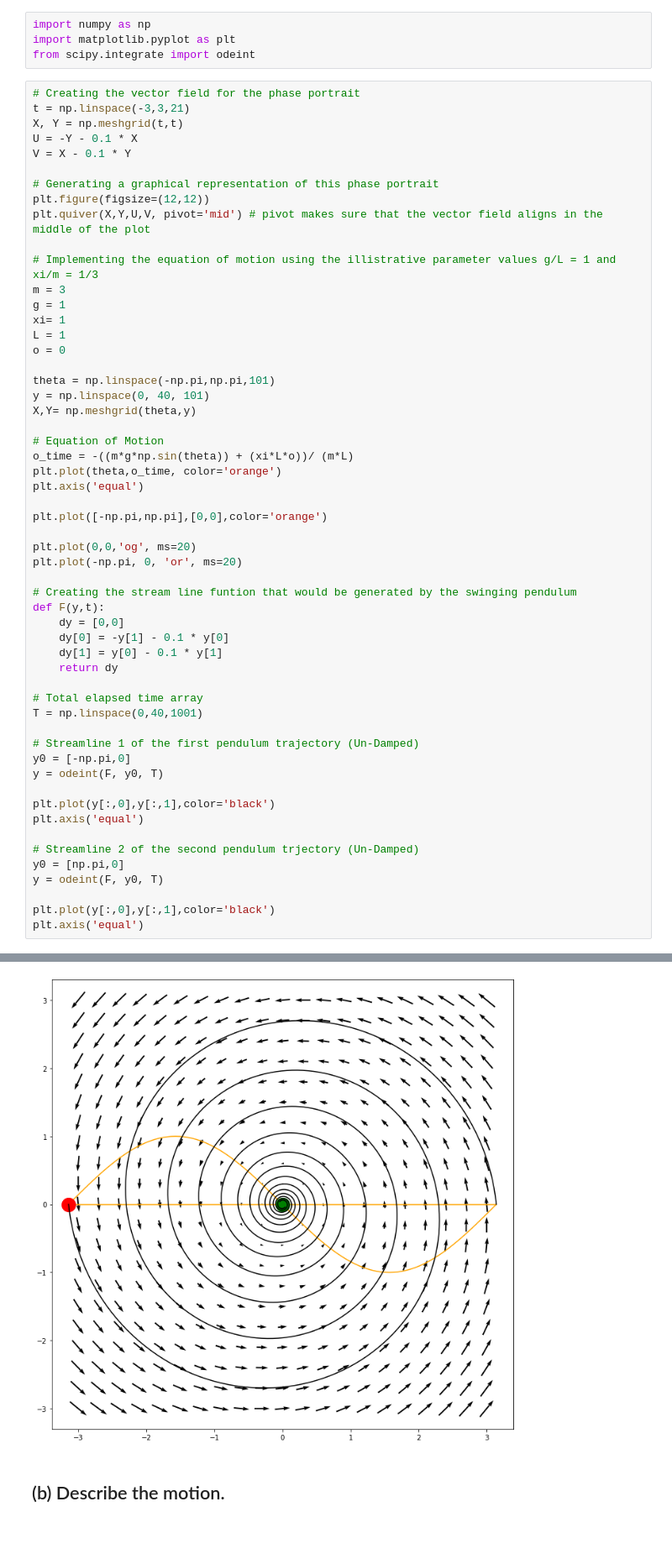
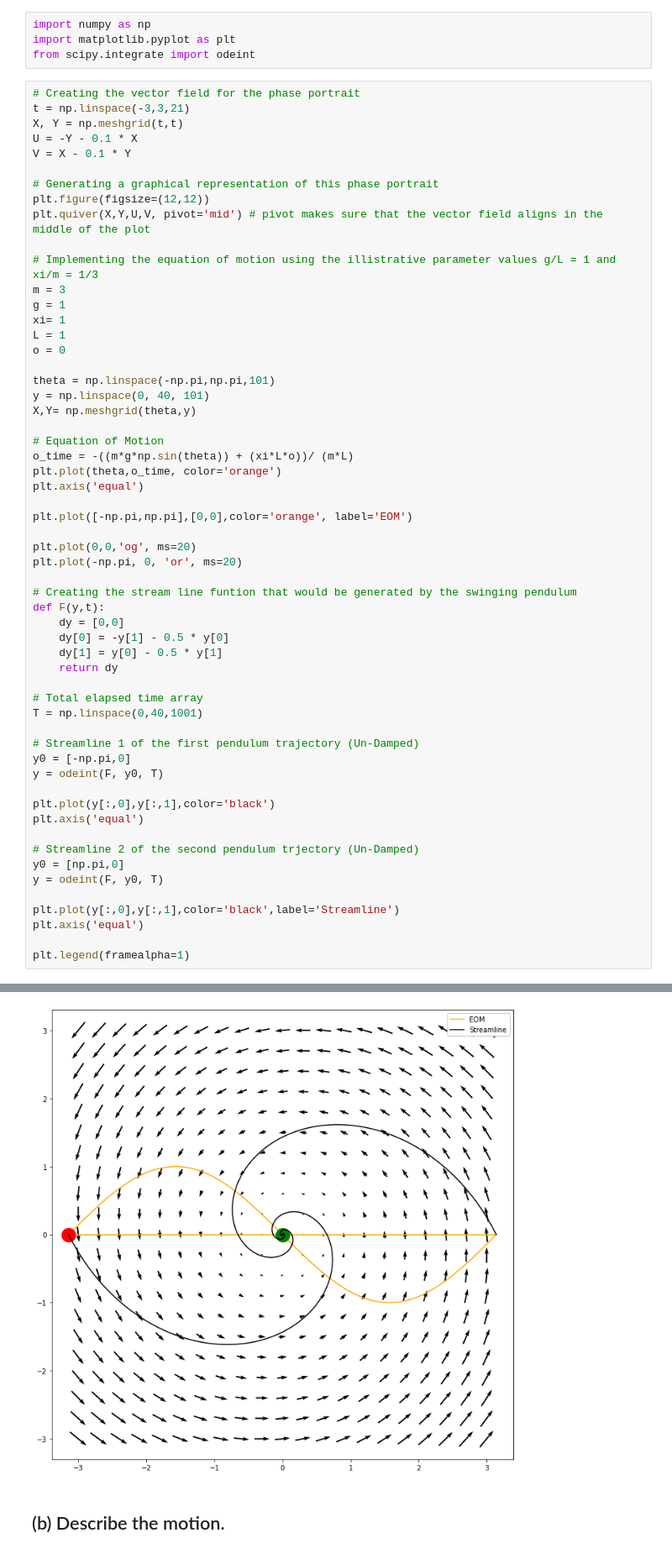
Before and after one commit to NicoBaldovino22/biophysics, a Jupyter notebook: week-08/problem-11.5.ipynb, the cells around one changed output, grey strips where cells are left out. Shown at 84% size. Cells and saved outputs as stored; diff of their text form.

```diff
--- a/week-08/problem-11.5.ipynb
+++ b/week-08/problem-11.5.ipynb
@@ -35,7 +35,7 @@ o_time = -((m*g*np.sin(theta)) + (xi*L*o))/ (m*L)
 plt.plot(theta,o_time, color='orange')
 plt.axis('equal')
 
-plt.plot([-np.pi,np.pi],[0,0],color='orange')
+plt.plot([-np.pi,np.pi],[0,0],color='orange', label='EOM')
 
 plt.plot(0,0,'og', ms=20)
 plt.plot(-np.pi, 0, 'or', ms=20)
@@ -43,8 +43,8 @@ plt.plot(-np.pi, 0, 'or', ms=20)
 # Creating the stream line funtion that would be generated by the swinging pendulum
 def F(y,t):
     dy = [0,0]
-    dy[0] = -y[1] - 0.1 * y[0]
-    dy[1] = y[0] - 0.1 * y[1]
+    dy[0] = -y[1] - 0.5 * y[0]
+    dy[1] = y[0] - 0.5 * y[1]
     return dy
 
 # Total elapsed time array
@@ -61,6 +61,8 @@ plt.axis('equal')
 y0 = [np.pi,0]
 y = odeint(F, y0, T)
 
-plt.plot(y[:,0],y[:,1],color='black')
+plt.plot(y[:,0],y[:,1],color='black',label='Streamline')
 plt.axis('equal')
+
+plt.legend(framealpha=1)
 # %% [output]
@@ -68,4 +70,4 @@ plt.axis('equal')
-[figure, old version]
+[figure, new version]
 # %% [markdown]
 ## (b) Describe the motion.
 # %% [markdown]
```
Also changed, not shown: parts of 1 cell of this notebook, 3 other files.
